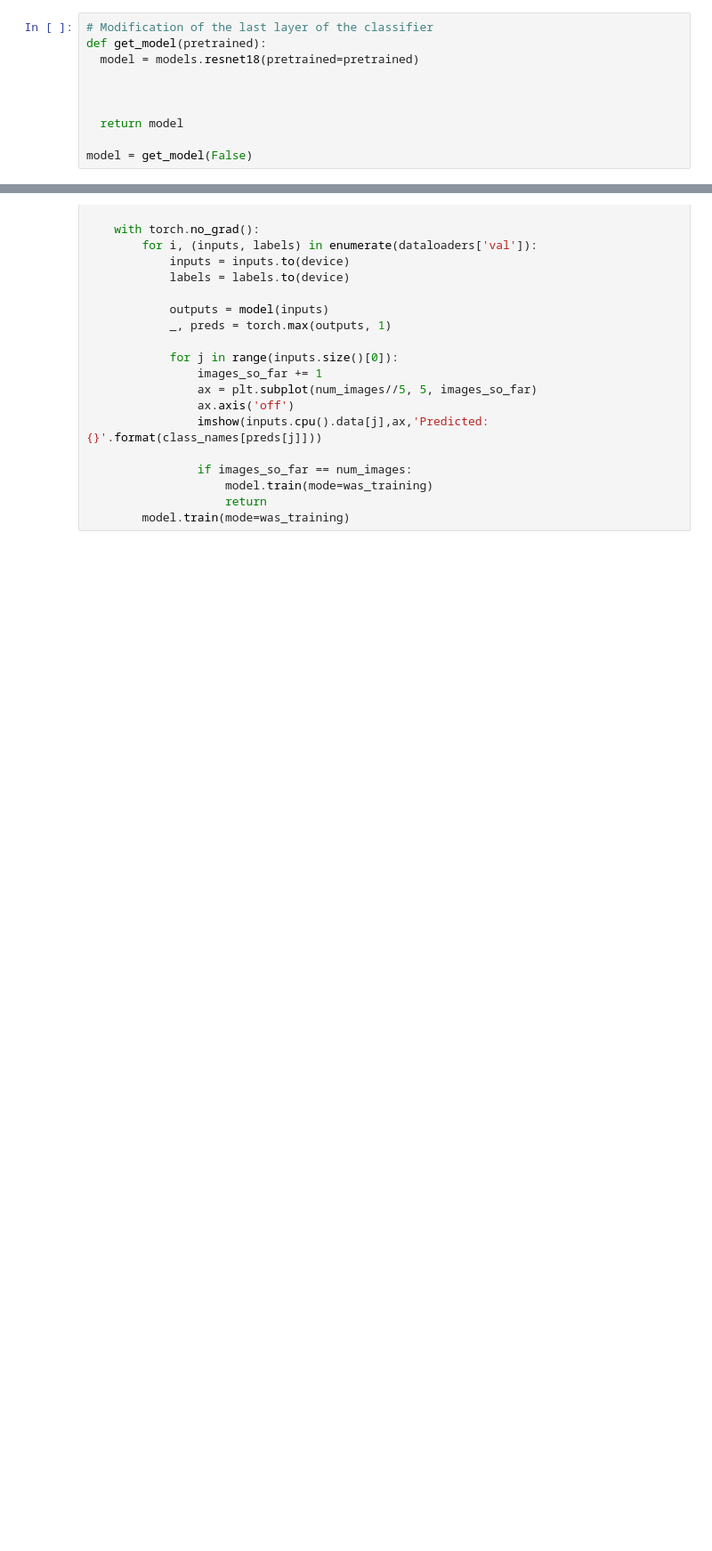
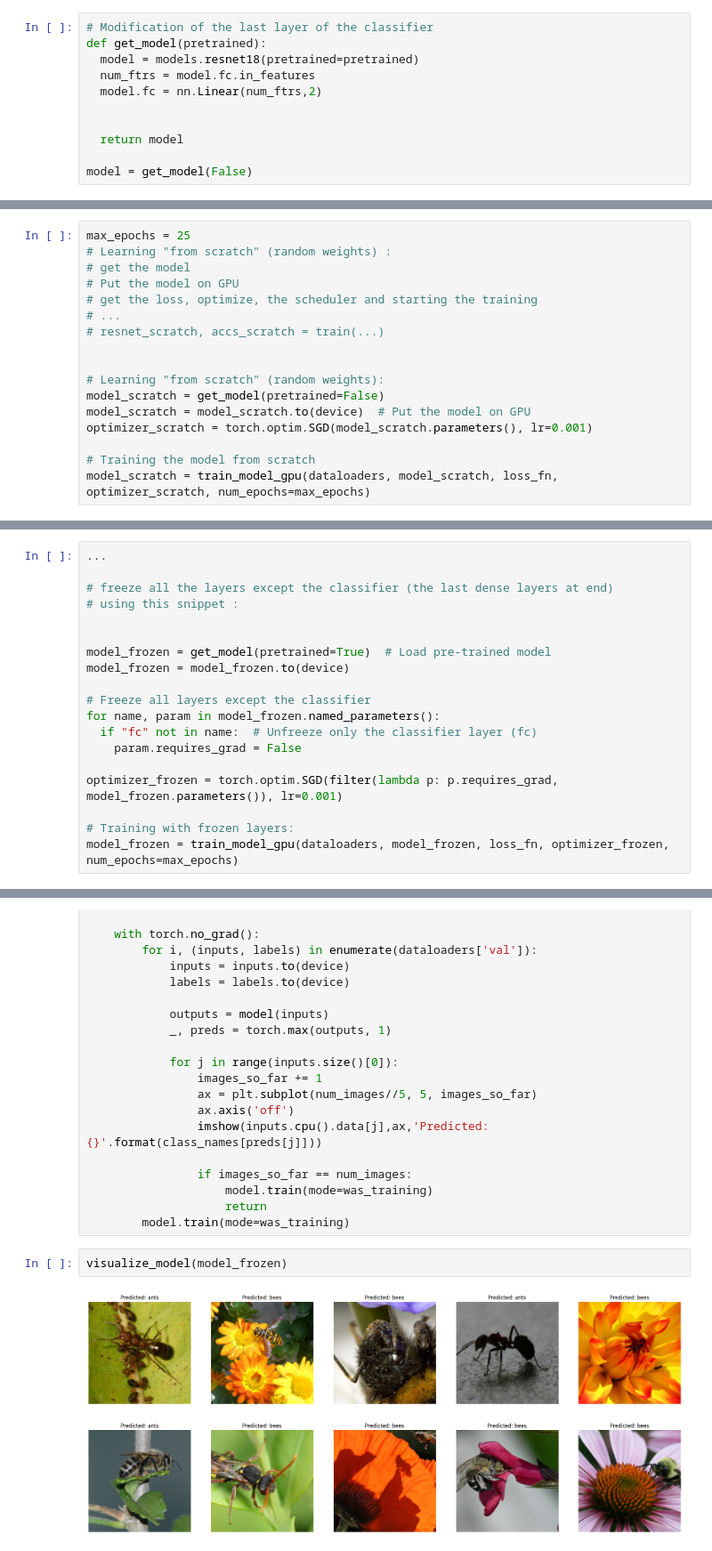
Before and after one commit to remi421/ML_S5_etudiants, a Jupyter notebook: practicals/P3/P3_instructions.ipynb, the cells around one changed output, grey strips where cells are left out. Shown at 89% size. Cells and saved outputs as stored; diff of their text form; blank space fills up the shorter version.

```diff
--- a/practicals/P3/P3_instructions.ipynb
+++ b/practicals/P3/P3_instructions.ipynb
@@ -534,7 +510,8 @@ Number of weights: 11679912
 # Modification of the last layer of the classifier
 def get_model(pretrained):
   model = models.resnet18(pretrained=pretrained)
-
+  num_ftrs = model.fc.in_features
+  model.fc = nn.Linear(num_ftrs,2)
 
 
   return model
@@ -651,0 +729,17 @@ max_epochs = 25
+# %%
+max_epochs = 25
+# Learning "from scratch" (random weights) :
+# get the model
+# Put the model on GPU
+# get the loss, optimize, the scheduler and starting the training
+# ...
+# resnet_scratch, accs_scratch = train(...)
+
+
+# Learning "from scratch" (random weights):
+model_scratch = get_model(pretrained=False)
+model_scratch = model_scratch.to(device)  # Put the model on GPU
+optimizer_scratch = torch.optim.SGD(model_scratch.parameters(), lr=0.001)
+
+# Training the model from scratch
+model_scratch = train_model_gpu(dataloaders, model_scratch, loss_fn, optimizer_scratch, num_epochs=max_epochs)
@@ -665,0 +771,19 @@ Implement this approach and compare it with the previous ones.
+# %%
+...
+
+# freeze all the layers except the classifier (the last dense layers at end)
+# using this snippet :
+
+
+model_frozen = get_model(pretrained=True)  # Load pre-trained model
+model_frozen = model_frozen.to(device)
+
+# Freeze all layers except the classifier
+for name, param in model_frozen.named_parameters():
+  if "fc" not in name:  # Unfreeze only the classifier layer (fc)
+    param.requires_grad = False
+
+optimizer_frozen = torch.optim.SGD(filter(lambda p: p.requires_grad, model_frozen.parameters()), lr=0.001)
+
+# Training with frozen layers:
+model_frozen = train_model_gpu(dataloaders, model_frozen, loss_fn, optimizer_frozen, num_epochs=max_epochs)
@@ -690,3 +832,7 @@ def visualize_model(model, num_images=10):
                     model.train(mode=was_training)
                     return
         model.train(mode=was_training)
+# %%
+visualize_model(model_frozen)
+# %% [output]
+[figure, added]
```
Also changed, not shown: parts of 18 cells of this notebook.
